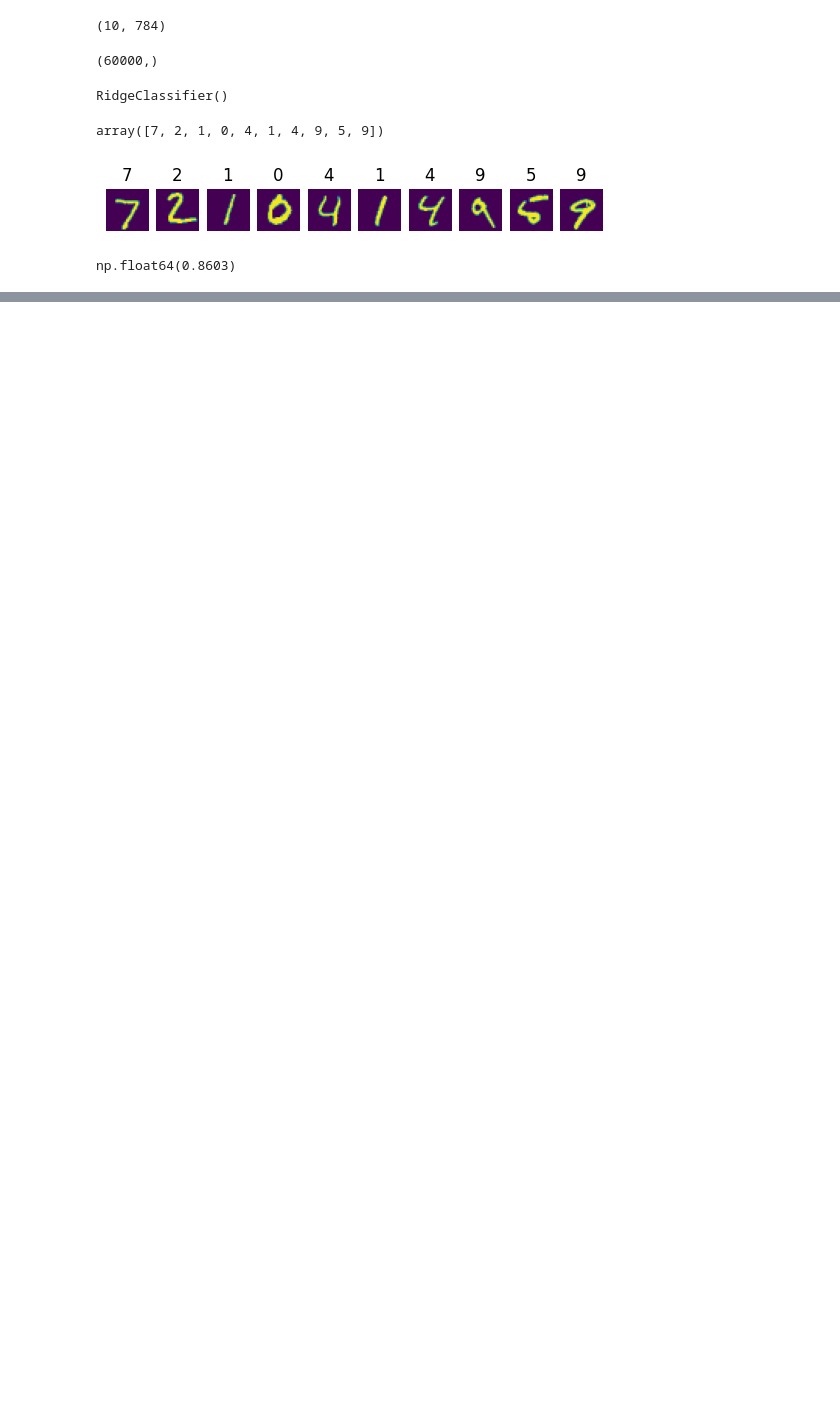
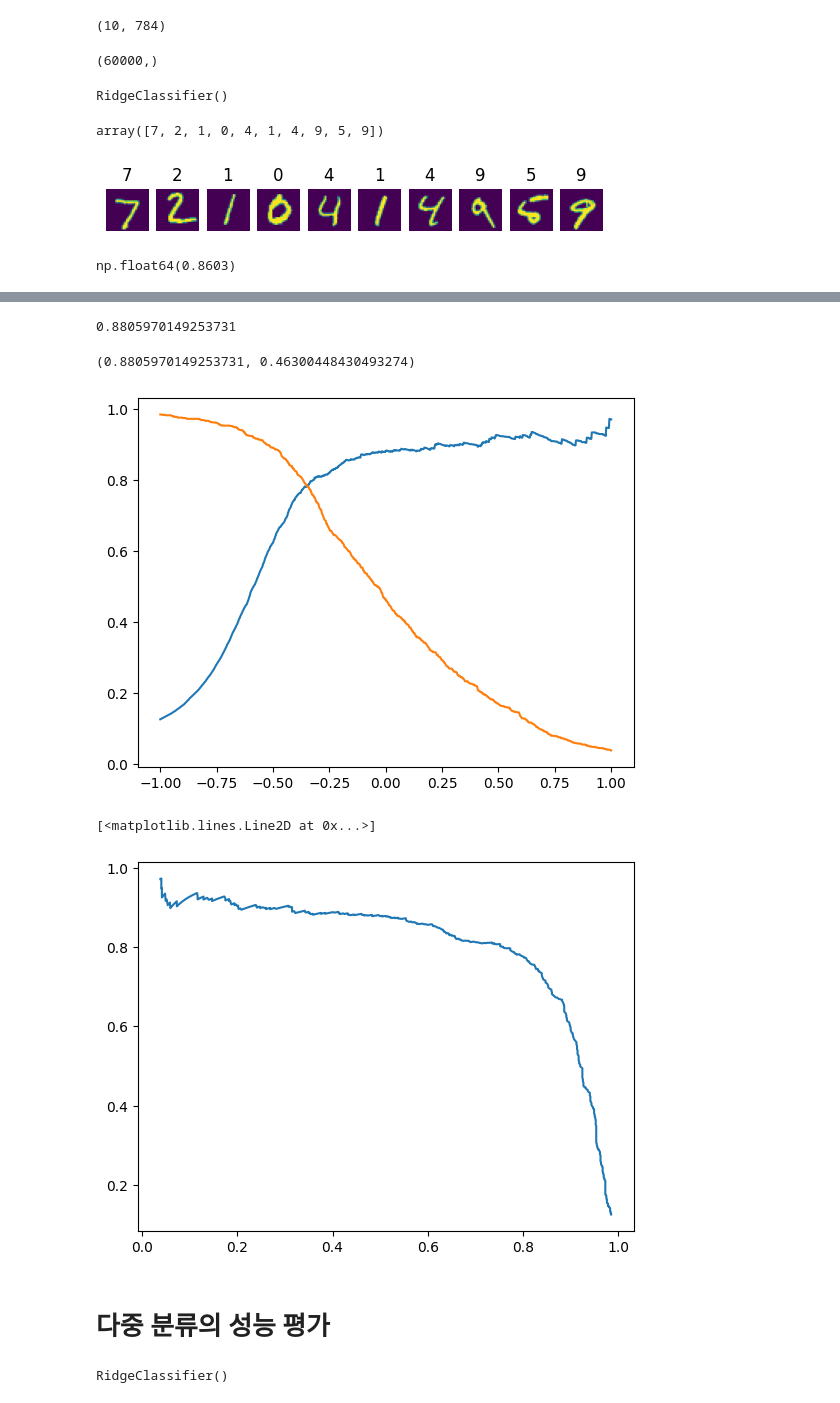
Before and after one commit to Shk-tech/my-colab-learning-material, a Jupyter notebook: 2507_korea_ml_classification.ipynb, the cells around one changed output, grey strips where cells are left out. Cells and saved outputs as stored; diff of their text form; code cells hidden in the pictures; blank space fills up the shorter version.

```diff
--- a/2507_korea_ml_classification.ipynb
+++ b/2507_korea_ml_classification.ipynb
@@ -81,0 +94,9 @@ for i in range(10):
+# %%
+# positive (양성) - 관심 대상 - 찾으려는 것
+# True or 1
+# negative (음성) - 관심 밖의 대상
+# False or 0
+
+# 숫자 5 - pos... 나머지 neg
+y_train_5 = y_train == 5
+y_valid_5 = y_valid == 5
@@ -81,0 +166,37 @@ for i in range(10):
+# %%
+from sklearn.metrics import precision_score
+precision_score(y_valid_5, pred)
+# %% [output]
+0.8805970149253731
+# %%
+from sklearn.metrics import precision_score, recall_score
+score = model.decision_function(x_valid)
+pred = score > 0.0 # model.predict(x_valid)
+(pred == y_valid_5).mean() # ???? 정확도 accuracy
+precision_score(y_valid_5, pred), recall_score(y_valid_5, pred)
+# %% [output]
+(0.8805970149253731, 0.46300448430493274)
+# %%
+precs = []
+recalls = []
+for th in np.linspace(-1, 1, 1000):
+    pred = score > th
+    p, r = precision_score(y_valid_5, pred), recall_score(y_valid_5, pred)
+    precs.append(p)
+    recalls.append(r)
+
+plt.plot(np.linspace(-1, 1, 1000), precs)
+plt.plot(np.linspace(-1, 1, 1000), recalls)
+plt.show()
+plt.plot(recalls, precs)
+# %% [output]
+[figure, added]
+[<matplotlib.lines.Line2D at 0x...>]
+[figure, added]
+# %% [markdown]
+# 다중 분류의 성능 평가
+# %%
+# accuracy - 다중분류에서는 의미가 있다.
+model.fit(x_train, y_train)
+# %% [output]
+RidgeClassifier()
```
Also changed, not shown: parts of 25 cells of this notebook.
